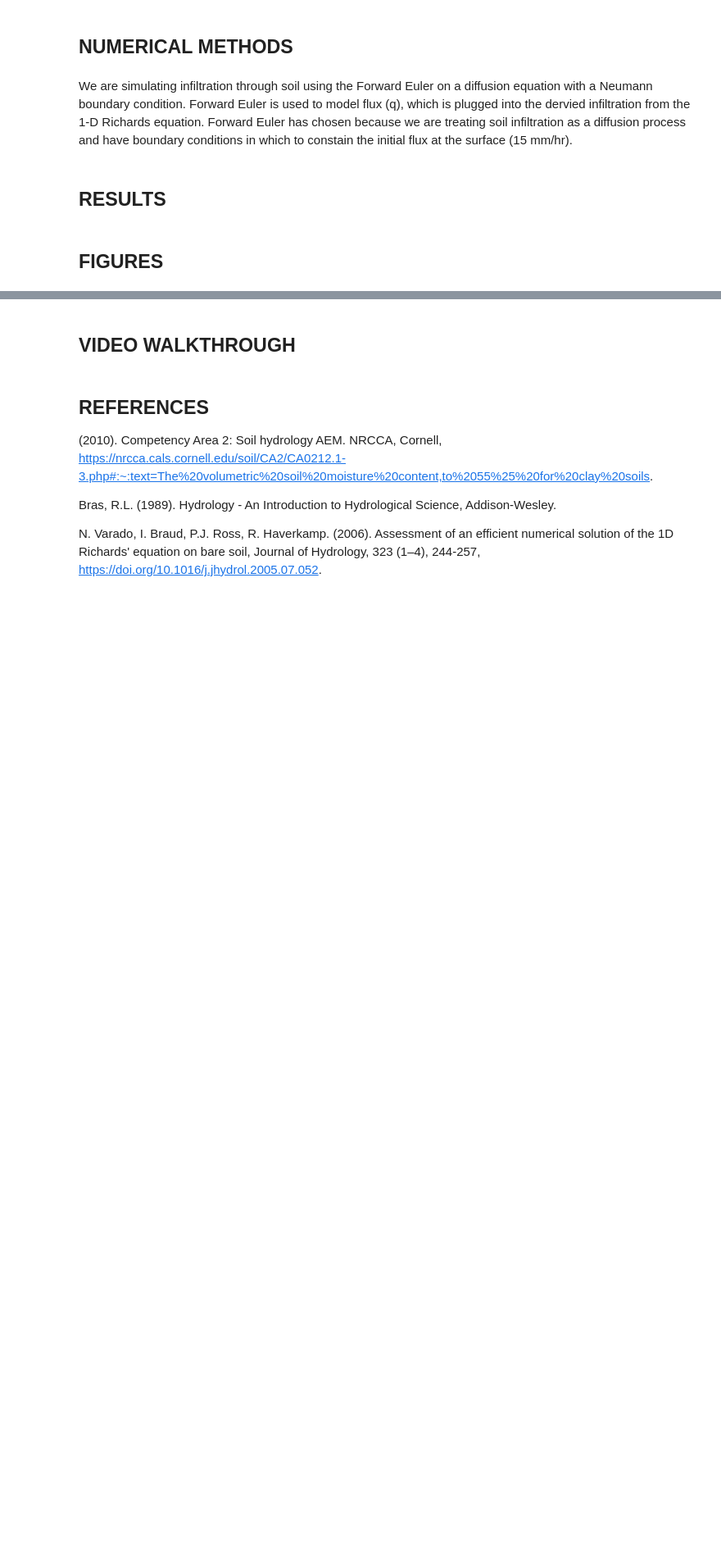
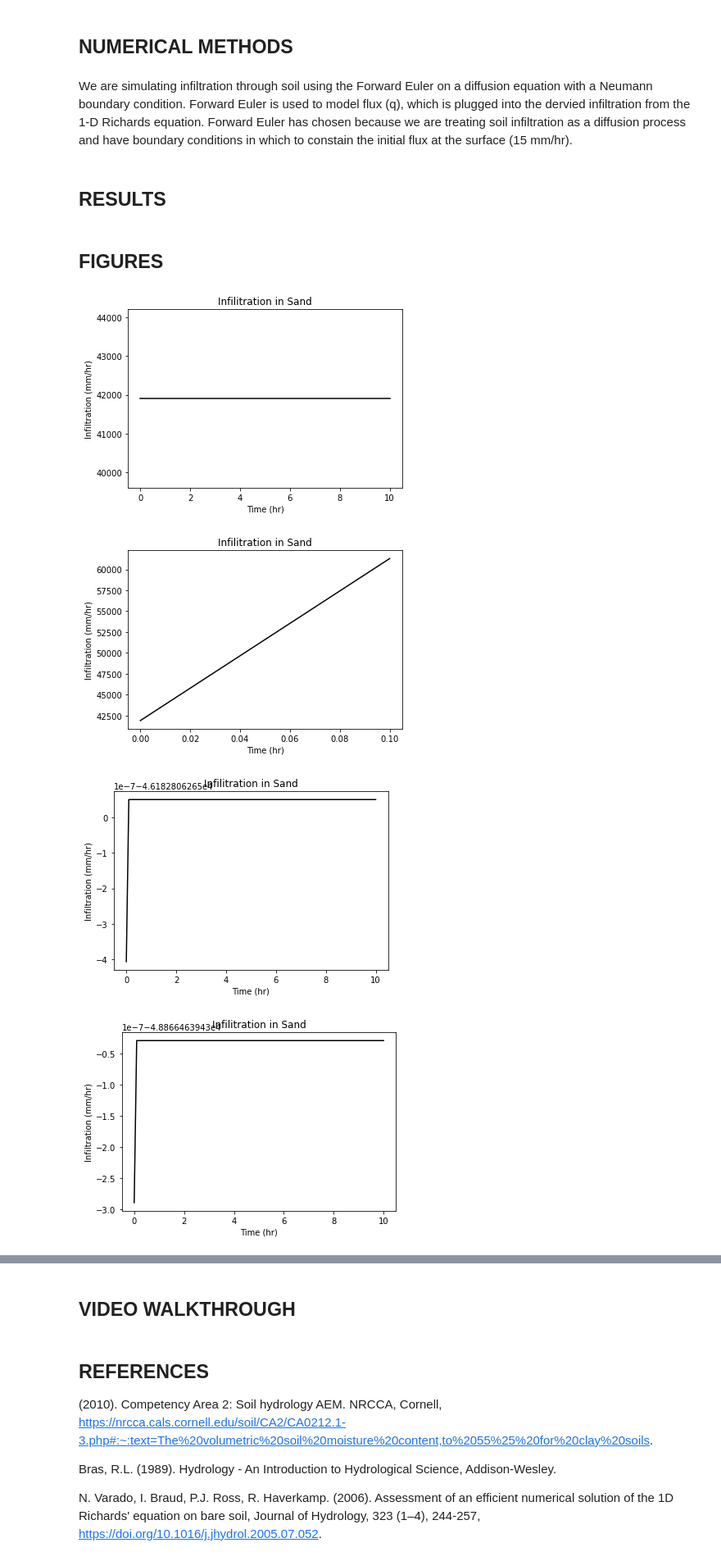
Before and after one commit to smotz9/EAS4610_Modeling, a Jupyter notebook: EAS4610_FinalProject.ipynb, the cells around one changed output, grey strips where cells are left out. Shown: that part at 82% size. Saved outputs shown, nothing was run; the diff lists cells and outputs as text; code cells hidden in the pictures; blank space fills up the shorter version.

Commit message:
Reverted to last commit + new plot + parameters

```diff
--- a/EAS4610_FinalProject.ipynb
+++ b/EAS4610_FinalProject.ipynb
@@ -48,8 +48,8 @@ h_e = -0.1 * 1000           # Air Entry Pressure (mm)
 K_s = 20 * 1000 * 3600      # Hydraulic Conductivity at Saturation (mm / hr)
 lam = 9                     # Shape Parameter
 eta = 9                     # Shape Parameter
-theta_s = 0.4 / 1000000000  # Volumetric Water Content at Saturation (mm ** 3 / mm ** 3) ~NOTE: if things seem weird this may not need to be scaled since the units technically cancel out, but uncertain since it is not nondimensional.
-theta_r = 0.2 / 1000000000  # Initial Volumetric Water Content (mm ** 3 / mm ** 3) --> Source: NRCCA
+theta_s = 0.4 #/ 1000000000  # Volumetric Water Content at Saturation (mm ** 3 / mm ** 3) ~NOTE: if things seem weird this may not need to be scaled since the units technically cancel out, but uncertain since it is not nondimensional.
+theta_r = 0.2 #/ 1000000000  # Initial Volumetric Water Content (mm ** 3 / mm ** 3) --> Source: NRCCA
 b = 3                       # Hydrologic Parameter
 q0 = 15                     # Initial Flux (mm / hr)
 D = 0.1                     # Diffusivity
@@ -87,12 +87,8 @@ diags = np.array([-1, 0, 1])
 dtheta = spdiags(data, diags, n + 1, n + 1).toarray()   # Model grid for changing soil moisture
 dtheta[0] = theta_r
 
-data = np.array([C_D * np.ones(n), (1 - 2 * C_D) * np.ones(n), C_D * np.ones(n)])
-diags = np.array([-1, 0, 1])
-coeff= spdiags(data, diags, n + 1, n + 1).toarray()   # Model grid for coefficients
-
 #%%-- Pre-Allocations  --%%#
-data1 = np.array([np.ones(n),np.ones(n),np.ones(n)])
+data1 = np.array([C_D * np.ones(n), (1 - 2 * C_D) * np.ones(n), C_D * np.ones(n)])
 diags1 = np.array([-1, 0, 1])
 q = spdiags(data1, diags1, n + 1, n + 1).toarray()      # Model grid for flux
 q[0,0] = q0
@@ -126,9 +122,9 @@ J = lambda i, k: K_s * (h(dtheta[i,k]))     # Soil moisture
 
 #%%---- Forward Euler Diffusion Eq ----%%#
 for k in np.arange(0,n):
-    q[:, k + 1] = q[i,k] + C_D*(((J(2,k) - 2 * J(1,k)) / dx) - (J(1,k) * (q0 / D)))         # Solving for Flux
-    q_final = np.multiply(q,coeff)
-    I[:, k + 1] = (S2_orp / (2 * betta * K_s)) * np.log(1 + (betta /(q_final[:,k] / K_s) - 1))    # Solving for Infiltration
+    for i in np.arange(0,n):
+        q[:, k + 1] = q[:,k] + C_D*(((J(2,k) - 2 * J(1,k)) / dx) - (J(1,k) * (q0 / D)))         # Solving for Flux
+        I[:, k + 1] = (S2_orp / (2 * betta * K_s)) * np.log(1 + (betta /(q[:,k] / K_s) - 1))    # Solving for Infiltration
 # %% [markdown]
 ## RESULTS
 # %%
@@ -146,7 +142,14 @@ phi1 = []                  # Porosity
 ## FIGURES
 # %%
 #%%------ Plotting ------%%#
-figure = plt.figure()
-plt.plot(t,I,'k-')
-plt.xlabel('Time (hr)')
-plt.ylabel('Infiltration ()')
+for j in np.arange(0,n):
+    figure = plt.figure()
+    plt.plot(t,I[:,j],'k-')
+    plt.xlabel('Time (hr)')
+    plt.ylabel('Infiltration (mm/hr)')
+    plt.title('Infilitration in Sand')
+# %% [output]
+[figure, added]
+[figure, added]
+[figure, added]
+[figure, added]
```
Also changed, not shown: parts of 2 cells of this notebook.
